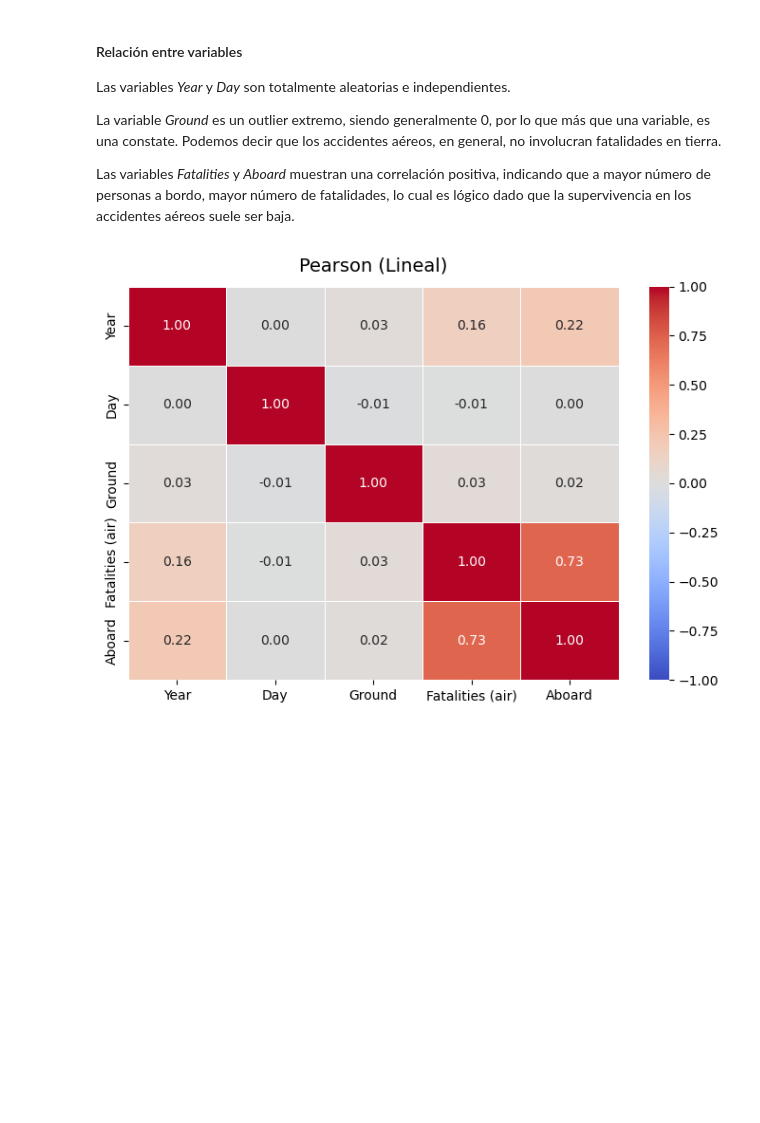
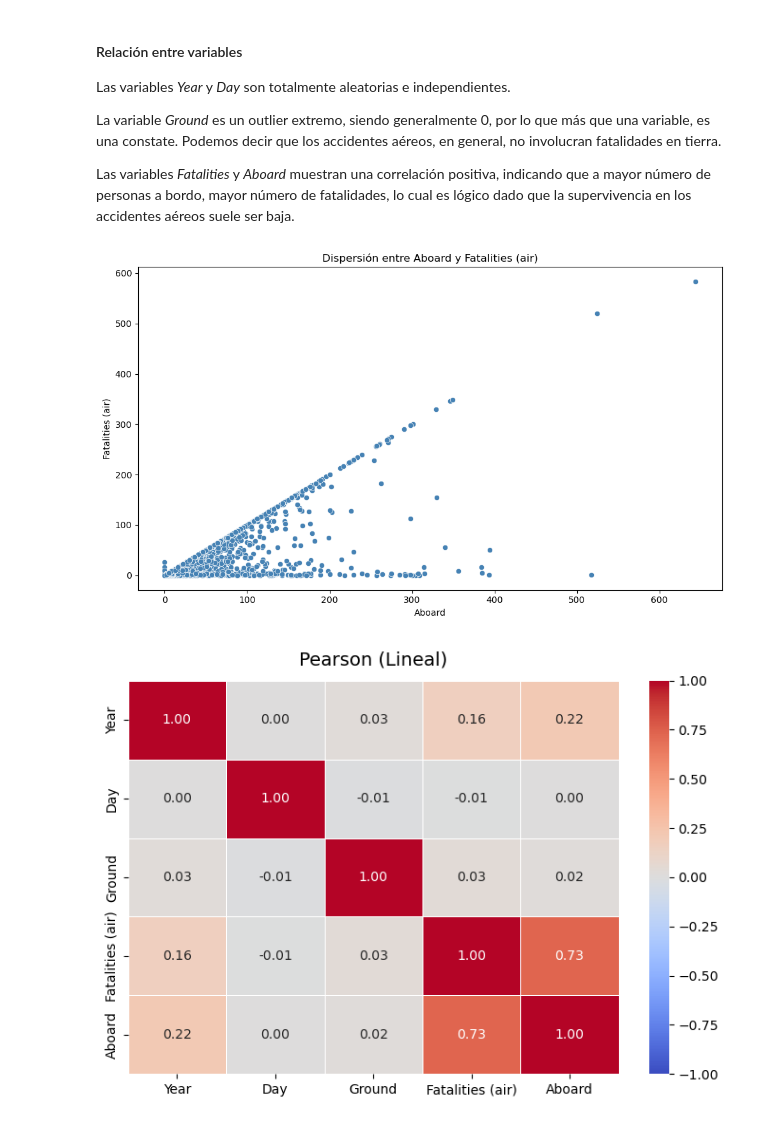
Before and after one commit to lautarovera-edu/fiuba-ceia-add, a Jupyter notebook: actividades/actividad_2.ipynb, the cells around one changed output. Drawn from its saved outputs; the diff is of its cells as text; code cells hidden in the pictures; blank space fills up the shorter version.

```diff
--- a/actividades/actividad_2.ipynb
+++ b/actividades/actividad_2.ipynb
@@ -571,4 +571,15 @@ Las variables *Year* y *Day* son totalmente aleatorias e independientes.
 La variable *Ground* es un outlier extremo, siendo generalmente 0, por lo que más que una variable, es una constate. Podemos decir que los accidentes aéreos, en general, no involucran fatalidades en tierra.
 
 Las variables *Fatalities* y *Aboard* muestran una correlación positiva, indicando que a mayor número de personas a bordo, mayor número de fatalidades, lo cual es lógico dado que la supervivencia en los accidentes aéreos suele ser baja.
+# %%
+# Gráfico de dispersión entre "Aboard" y "Fatalities (air)"
+plt.figure(figsize=(10, 6))
+sns.scatterplot(x='Aboard', y='Fatalities (air)', data=df, color='steelblue')
+plt.title('Dispersión entre Aboard y Fatalities (air)')
+plt.xlabel('Aboard')
+plt.ylabel('Fatalities (air)')
+plt.tight_layout()
+plt.show()
+# %% [output]
+[figure, added]
 # %%
```
Also changed, not shown: parts of 13 cells of this notebook.
